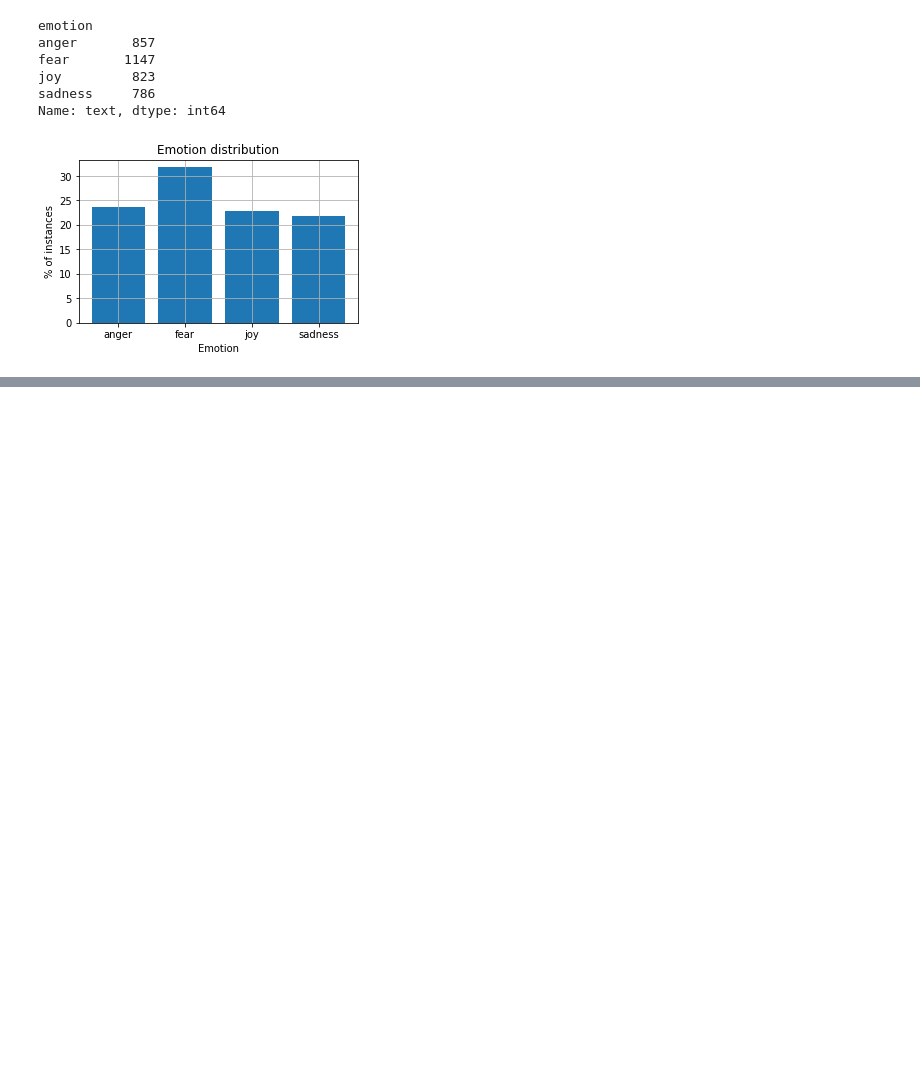
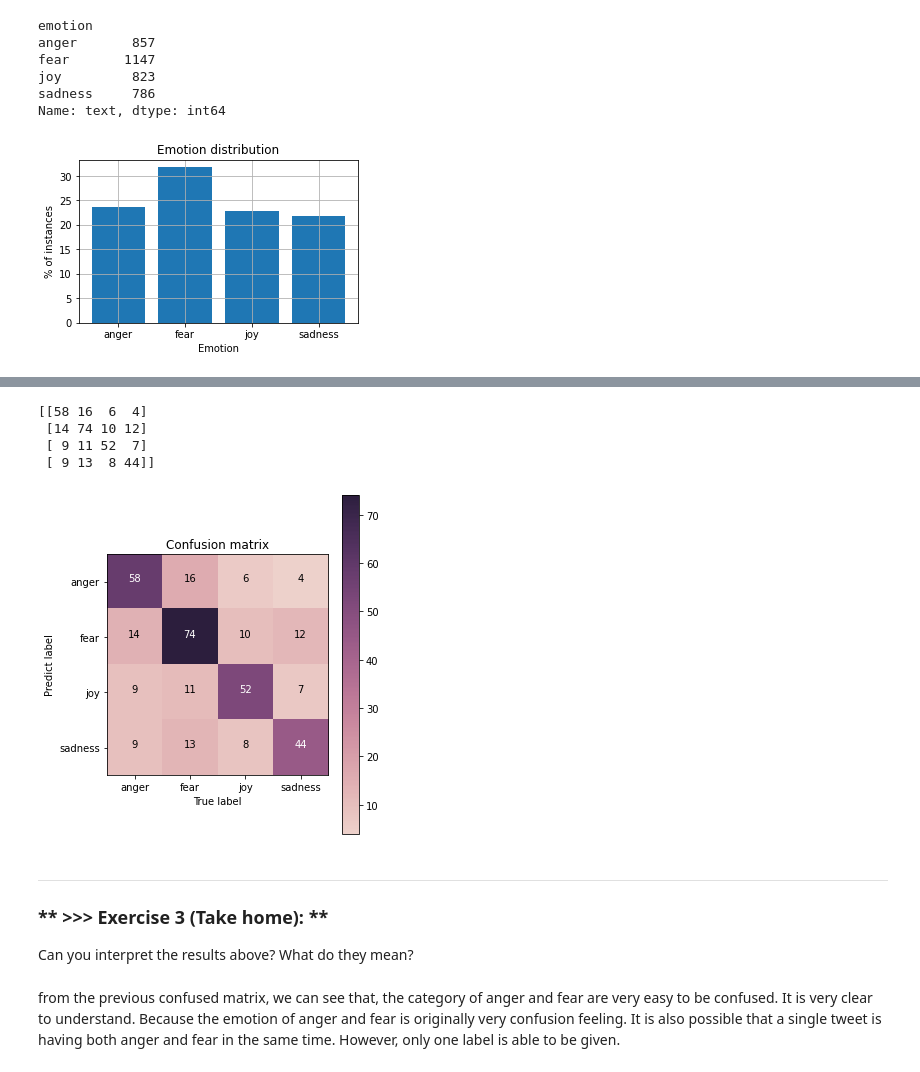
Before and after one commit to YiHungChen/DM2021-Lab2-HW2, a Jupyter notebook: DM2021-Lab2-Homework.ipynb, the cells around one changed output, grey strips where cells are left out. Drawn from its saved outputs; the diff is of its cells as text; code cells hidden in the pictures; blank space fills up the shorter version.

```diff
--- a/DM2021-Lab2-Homework.ipynb
+++ b/DM2021-Lab2-Homework.ipynb
@@ -173,0 +327,52 @@ plt.show()
+# %%
+# --- check by confusion matrix --- #
+from sklearn.metrics import confusion_matrix
+
+cm = confusion_matrix(y_true = test_output, y_pred = test_predict)
+print(cm)
+# %% [output]
+[[58 16  6  4]
+ [14 74 10 12]
+ [ 9 11 52  7]
+ [ 9 13  8 44]]
+# %%
+# --- Function for visualizing confusion matrix --- #
+import matplotlib.pyplot as plt
+import seaborn as sns
+import numpy as np
+import itertools
+
+def plot_confusion_matrix(cm, classes, title='Confusion matrix',
+                          cmap= sns.cubehelix_palette(as_cmap=True)):
+    classes.sort()
+    tick_marks = np.arange(len(classes))
+    fig, ax = plt.subplots(figsize=(5,5))
+    im = ax.imshow(cm, interpolation='nearest', cmap=cmap)
+    ax.figure.colorbar(im, ax=ax)
+    ax.set(xticks=np.arange(cm.shape[1]),
+           yticks=np.arange(cm.shape[0]),
+           xticklabels=classes,
+           yticklabels=classes,
+           title=title,
+           xlabel='True label',
+           ylabel='Predict label')
+    fmt='d'
+    thresh = cm.max() / 2.
+    for i, j in itertools.product(range(cm.shape[0]), range(cm.shape[1])):
+        plt.text(j, i, format(cm[i, j], fmt), horizontalalignment='center', color='white' if cm[i, j] > thresh else 'black')
+        ylim_top = len(classes) -0.5
+        plt.ylim([ylim_top, -.5])
+        plt.tight_layout()
+        plt.show
+# %%
+# --- plot confusion matrix --- #
+my_tags = ['anger','fear', 'joy', 'sadness']
+plot_confusion_matrix(cm, classes=my_tags, title='Confusion matrix')
+# %% [output]
+[figure, added]
+# %% [markdown]
+---
+### ** >>> Exercise 3 (Take home): **
+Can you interpret the results above? What do they mean?
+# %% [markdown]
+from the previous confused matrix, we can see that, the category of anger and fear are very easy to be confused. It is very clear to understand. Because the emotion of anger and fear is originally very confusion feeling. It is also possible that a single tweet is having both anger and fear in the same time. However, only one label is able to be given.
```
Also changed, not shown: parts of 64 cells of this notebook, 4 other files.
